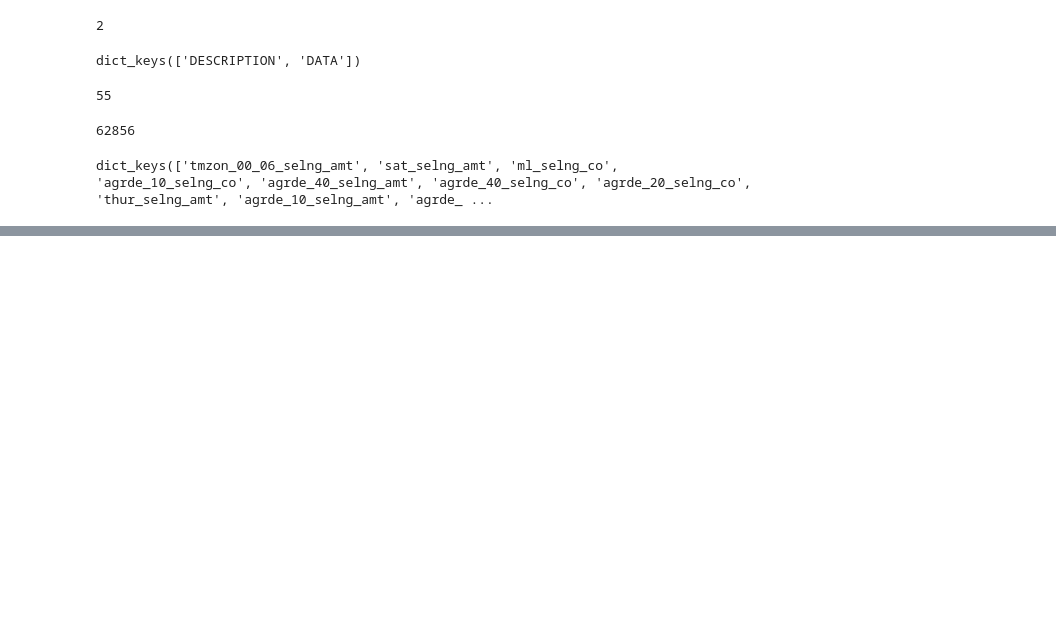
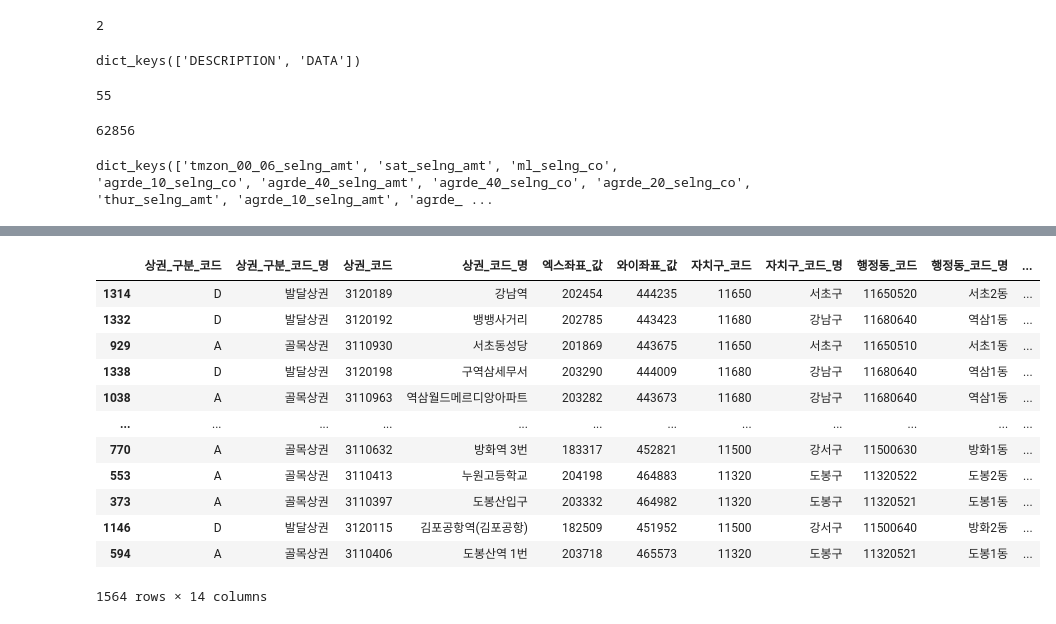
Before and after one commit to raminicano/cg1, a Jupyter notebook: experiment/data_xy_check.ipynb, the cells around one changed output, grey strips where cells are left out. Drawn from its saved outputs; the diff is of its cells as text; code cells hidden in the pictures; blank space fills up the shorter version.

```diff
--- a/experiment/data_xy_check.ipynb
+++ b/experiment/data_xy_check.ipynb
@@ -264,0 +255,21 @@ dict_keys(['tmzon_00_06_selng_amt', 'sat_selng_amt', 'ml_selng_co', 'agrde_10_se
+# %%
+
+def haversine(lat1, lon1, lat2, lon2):
+    # 모든 위도 경도는 라디안 단위로 변환
+    lat1, lon1, lat2, lon2 = map(np.radians, [lat1, lon1, lat2, lon2])
+
+    # 위도와 경도 차이
+    dlat = lat2 - lat1
+    dlon = lon2 - lon1
+
+    # 허버사인 공식 사용
+    a = np.sin(dlat/2)**2 + np.cos(lat1) * np.cos(lat2) * np.sin(dlon/2)**2
+    c = 2 * np.arcsin(np.sqrt(a))
+
+    # 6,371km는 지구의 반지름
+    km = 6371 * c
+    return km
+# %%
+latitude, longitude = 37.494681, 127.027687
+# %%
+df2_filtered['distance'] = df2_filtered.apply(lambda row: haversine(latitude, longitude, row['위도'], row['경도']), axis=1)
@@ -264,0 +282,18 @@ dict_keys(['tmzon_00_06_selng_amt', 'sat_selng_amt', 'ml_selng_co', 'agrde_10_se
+# %%
+df_sorted = df2_filtered.sort_values(by='distance')
+# %%
+df_sorted
+# %% [output]
+|  | 상권_구분_코드 | 상권_구분_코드_명 | 상권_코드 | 상권_코드_명 | 엑스좌표_값 | 와이좌표_값 | 자치구_코드 | 자치구_코드_명 | 행정동_코드 | 행정동_코드_명 | ... |
+| 1314 | D | 발달상권 | 3120189 | 강남역 | 202454 | 444235 | 11650 | 서초구 | 11650520 | 서초2동 | ... |
+| 1332 | D | 발달상권 | 3120192 | 뱅뱅사거리 | 202785 | 443423 | 11680 | 강남구 | 11680640 | 역삼1동 | ... |
+| 929 | A | 골목상권 | 3110930 | 서초동성당 | 201869 | 443675 | 11650 | 서초구 | 11650510 | 서초1동 | ... |
+| 1338 | D | 발달상권 | 3120198 | 구역삼세무서 | 203290 | 444009 | 11680 | 강남구 | 11680640 | 역삼1동 | ... |
+| 1038 | A | 골목상권 | 3110963 | 역삼월드메르디앙아파트 | 203282 | 443673 | 11680 | 강남구 | 11680640 | 역삼1동 | ... |
+| ... | ... | ... | ... | ... | ... | ... | ... | ... | ... | ... | ... |
+| 770 | A | 골목상권 | 3110632 | 방화역 3번 | 183317 | 452821 | 11500 | 강서구 | 11500630 | 방화1동 | ... |
+| 553 | A | 골목상권 | 3110413 | 누원고등학교 | 204198 | 464883 | 11320 | 도봉구 | 11320522 | 도봉2동 | ... |
+| 373 | A | 골목상권 | 3110397 | 도봉산입구 | 203332 | 464982 | 11320 | 도봉구 | 11320521 | 도봉1동 | ... |
+| 1146 | D | 발달상권 | 3120115 | 김포공항역(김포공항) | 182509 | 451952 | 11500 | 강서구 | 11500640 | 방화2동 | ... |
+| 594 | A | 골목상권 | 3110406 | 도봉산역 1번 | 203718 | 465573 | 11320 | 도봉구 | 11320521 | 도봉1동 | ... |
+1564 rows × 14 columns
```
Also changed, not shown: parts of 5 cells of this notebook, 1 other file.
